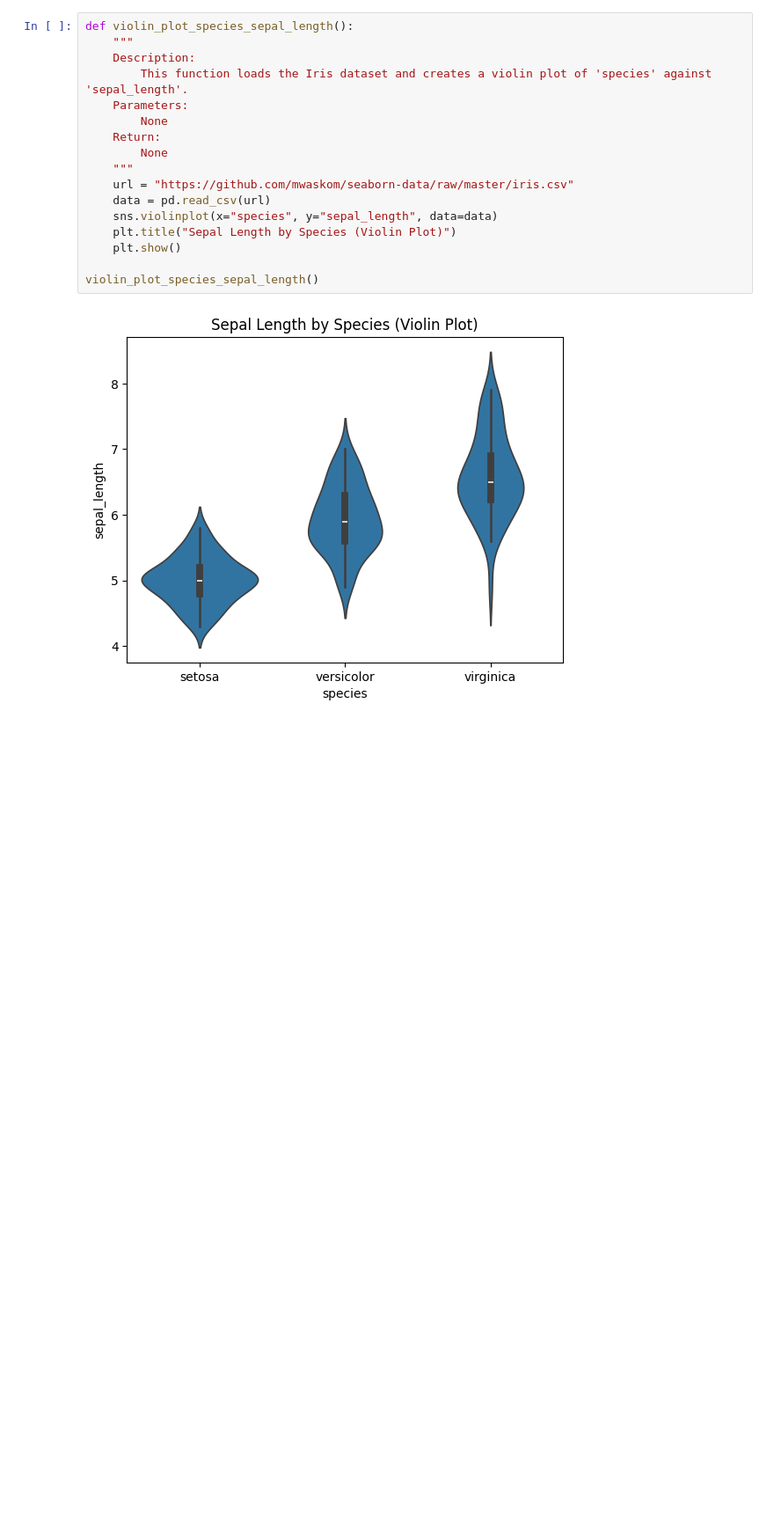
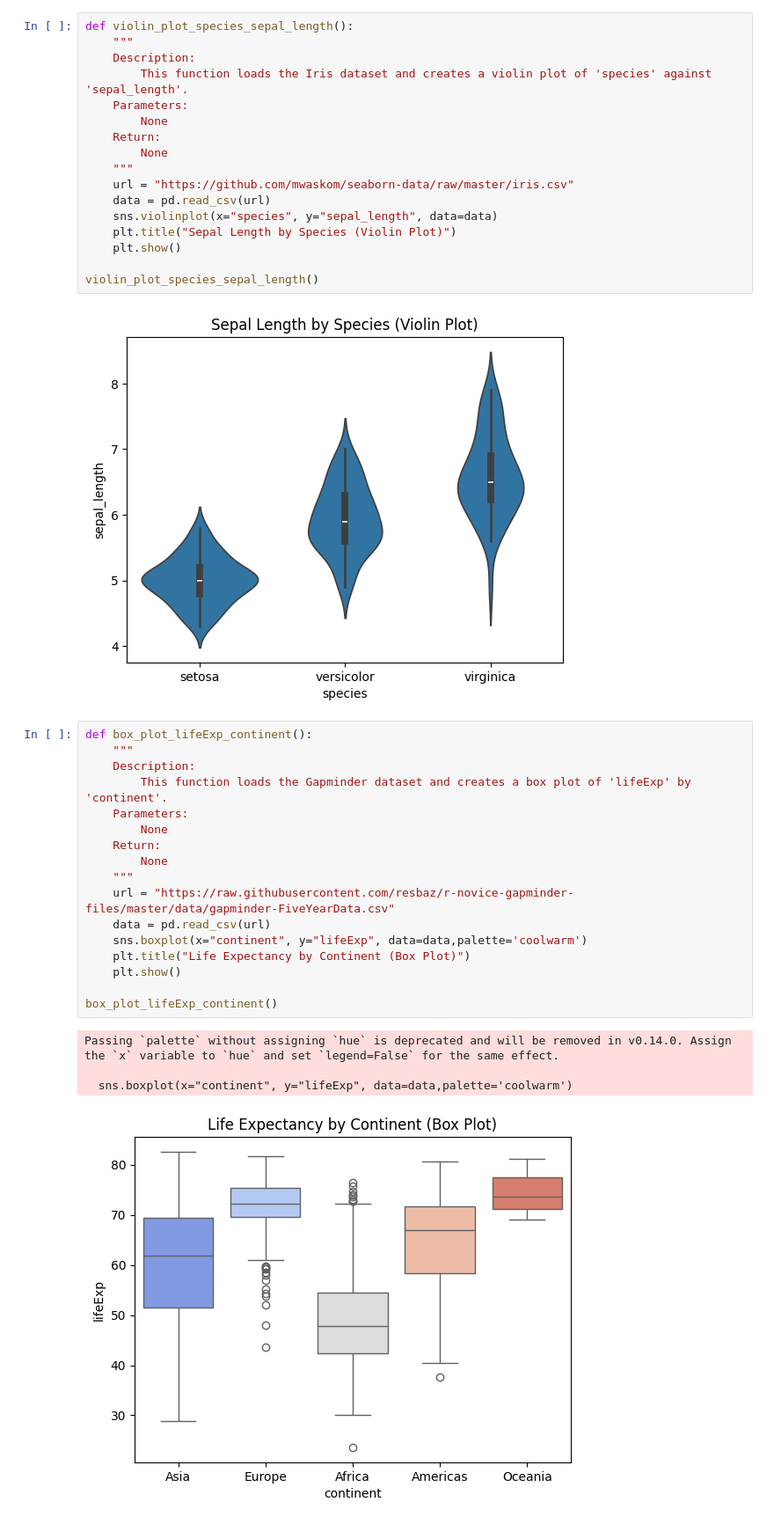
Before and after one commit to 2020kucp1072/Libraries, a Jupyter notebook: seaborn.ipynb, the cells around one changed output. Shown at 88% size. Saved outputs shown, nothing was run; the diff lists cells and outputs as text; blank space fills up the shorter version.

Commit message:
[VEMULA] add:python program to box plot of 'lifeExp' by 'continent'

```diff
--- a/seaborn.ipynb
+++ b/seaborn.ipynb
@@ -102,6 +102,28 @@ def violin_plot_species_sepal_length():
 violin_plot_species_sepal_length()
 # %% [output]
 [figure]
+# %%
+def box_plot_lifeExp_continent():
+    """
+    Description:
+        This function loads the Gapminder dataset and creates a box plot of 'lifeExp' by 'continent'.
+    Parameters:
+        None
+    Return:
+        None
+    """
+    url = "https://raw.githubusercontent.com/resbaz/r-novice-gapminder-files/master/data/gapminder-FiveYearData.csv"
+    data = pd.read_csv(url)
+    sns.boxplot(x="continent", y="lifeExp", data=data,palette='coolwarm')
+    plt.title("Life Expectancy by Continent (Box Plot)")
+    plt.show()
+
+box_plot_lifeExp_continent()
+# %% [output]
+Passing `palette` without assigning `hue` is deprecated and will be removed in v0.14.0. Assign the `x` variable to `hue` and set `legend=False` for the same effect.
+
+  sns.boxplot(x="continent", y="lifeExp", data=data,palette='coolwarm')
+[figure, added]
 # %%
 def main():
     bar_plot_sex_survived()
```
Also changed, not shown: parts of 1 cell of this notebook.
